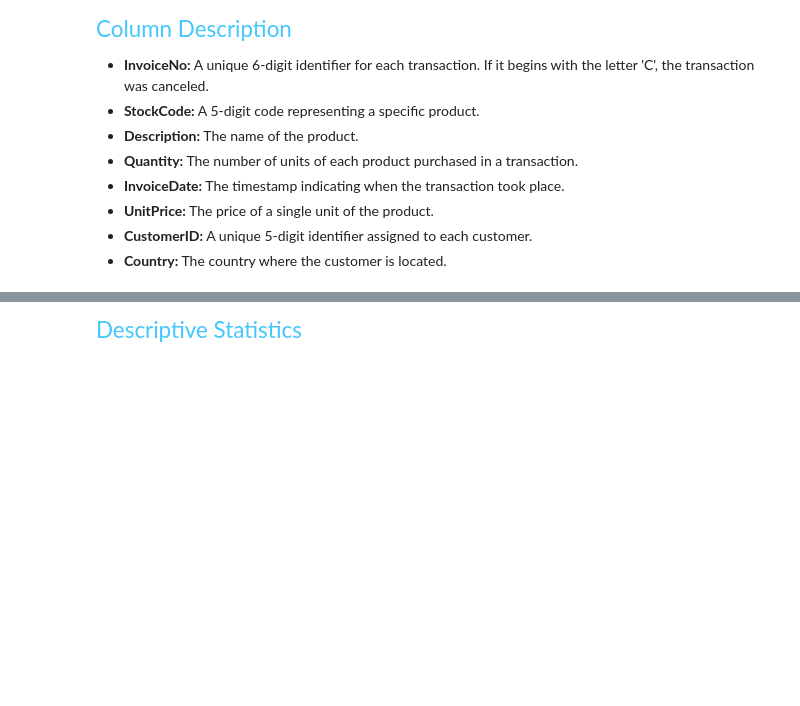
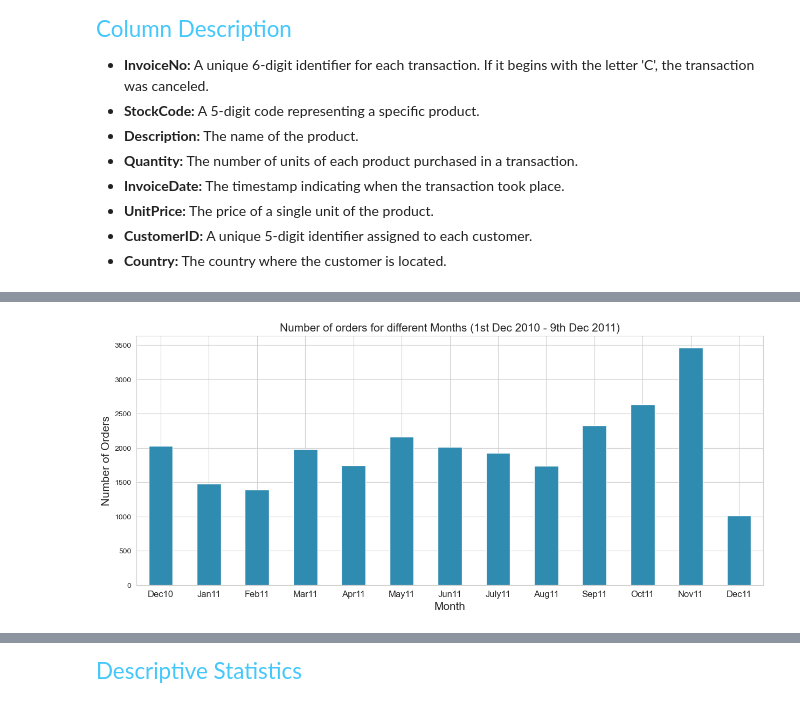
Before and after one commit to SidEnigma/eCommerce-CRM-Analytics, a Jupyter notebook: crm-analytics.ipynb, the cells around one changed output, grey strips where cells are left out. Saved outputs shown, nothing was run; the diff lists cells and outputs as text; code cells hidden in the pictures; blank space fills up the shorter version.

Commit message:
added bar plot for month-wise order frequency

```diff
--- a/crm-analytics.ipynb
+++ b/crm-analytics.ipynb
@@ -193,3 +193,11 @@ plt.show()
 # %% [output]
 [figure]
 [interactive output not drawn]
+# %%
+df_new = df1.copy()
+df_new.insert(loc=2, column='year_month', value=df_new['InvoiceDate'].map(lambda x: 100*x.year + x.month))
+df_new.insert(loc=3, column='month', value=df_new.InvoiceDate.dt.month)
+# +1 to make Monday=1.....until Sunday=7
+df_new.insert(loc=4, column='day', value=(df_new.InvoiceDate.dt.dayofweek)+1)
+df_new.insert(loc=5, column='hour', value=df_new.InvoiceDate.dt.hour)
+df_new.head()
@@ -195,0 +212,9 @@ plt.show()
+# %%
+ax = df_new.groupby('InvoiceNo')['year_month'].unique().value_counts().sort_index().plot(kind='bar',color='#308bb0',figsize=(15,6))
+ax.set_xlabel('Month',fontsize=15)
+ax.set_ylabel('Number of Orders',fontsize=15)
+ax.set_title('Number of orders for different Months (1st Dec 2010 - 9th Dec 2011)',fontsize=15)
+ax.set_xticklabels(('Dec10','Jan11','Feb11','Mar11','Apr11','May11','Jun11','July11','Aug11','Sep11','Oct11','Nov11','Dec11'), rotation='horizontal', fontsize=12)
+plt.show()
+# %% [output]
+[figure, added]
```
Also changed, not shown: parts of 2 cells of this notebook.
